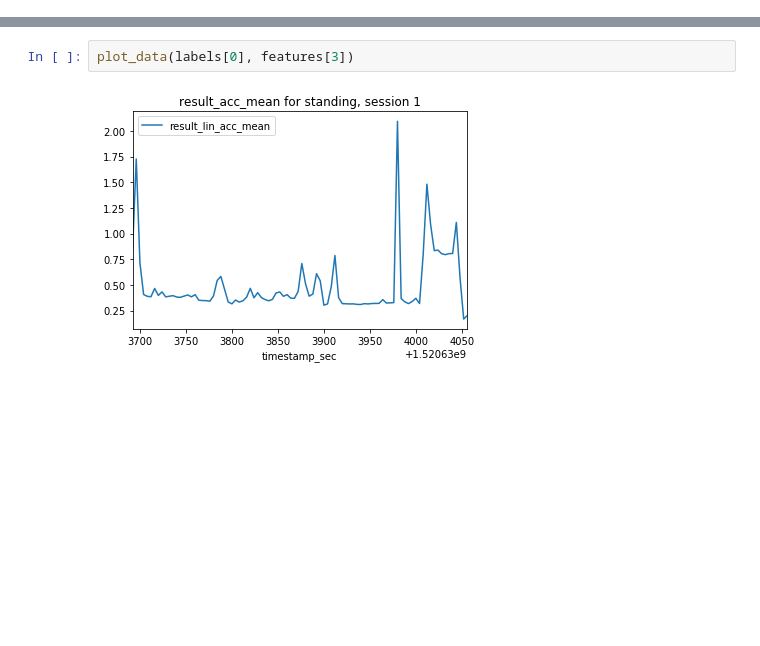
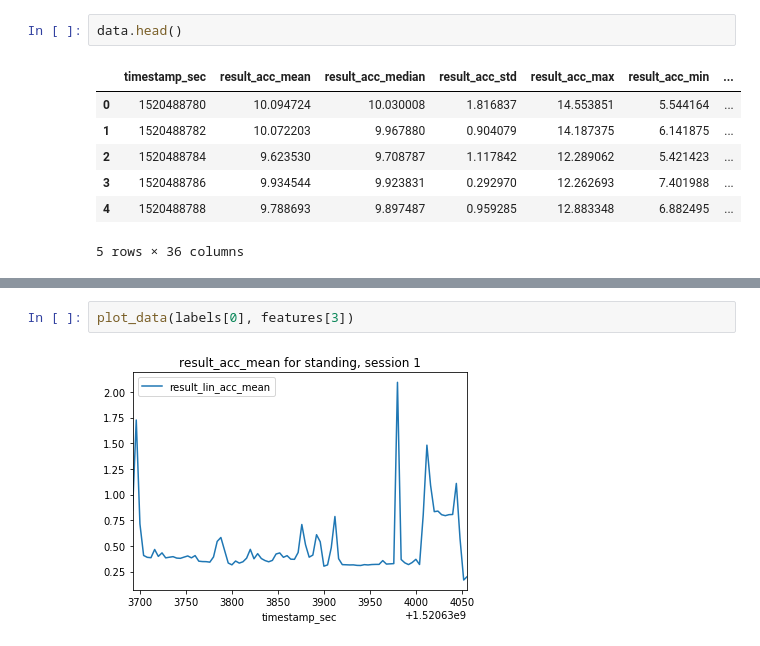
Before and after one commit to rac040/CS205, a Jupyter notebook: data-vis.ipynb, the cells around one changed output, grey strips where cells are left out. Cells and saved outputs as stored; diff of their text form; blank space fills up the shorter version.

```diff
--- a/data-vis.ipynb
+++ b/data-vis.ipynb
@@ -62 +92,11 @@ Index(['timestamp_sec', 'result_acc_mean', 'result_acc_median',
+# %%
+data.head()
+# %% [output]
+|  | timestamp_sec | result_acc_mean | result_acc_median | result_acc_std | result_acc_max | result_acc_min | ... |
+| 0 | 1520488780 | 10.094724 | 10.030008 | 1.816837 | 14.553851 | 5.544164 | ... |
+| 1 | 1520488782 | 10.072203 | 9.967880 | 0.904079 | 14.187375 | 6.141875 | ... |
+| 2 | 1520488784 | 9.623530 | 9.708787 | 1.117842 | 12.289062 | 5.421423 | ... |
+| 3 | 1520488786 | 9.934544 | 9.923831 | 0.292970 | 12.262693 | 7.401988 | ... |
+| 4 | 1520488788 | 9.788693 | 9.897487 | 0.959285 | 12.883348 | 6.882495 | ... |
+5 rows × 36 columns
 # %%
```
Also changed, not shown: parts of 3 cells of this notebook, 2 other files.
